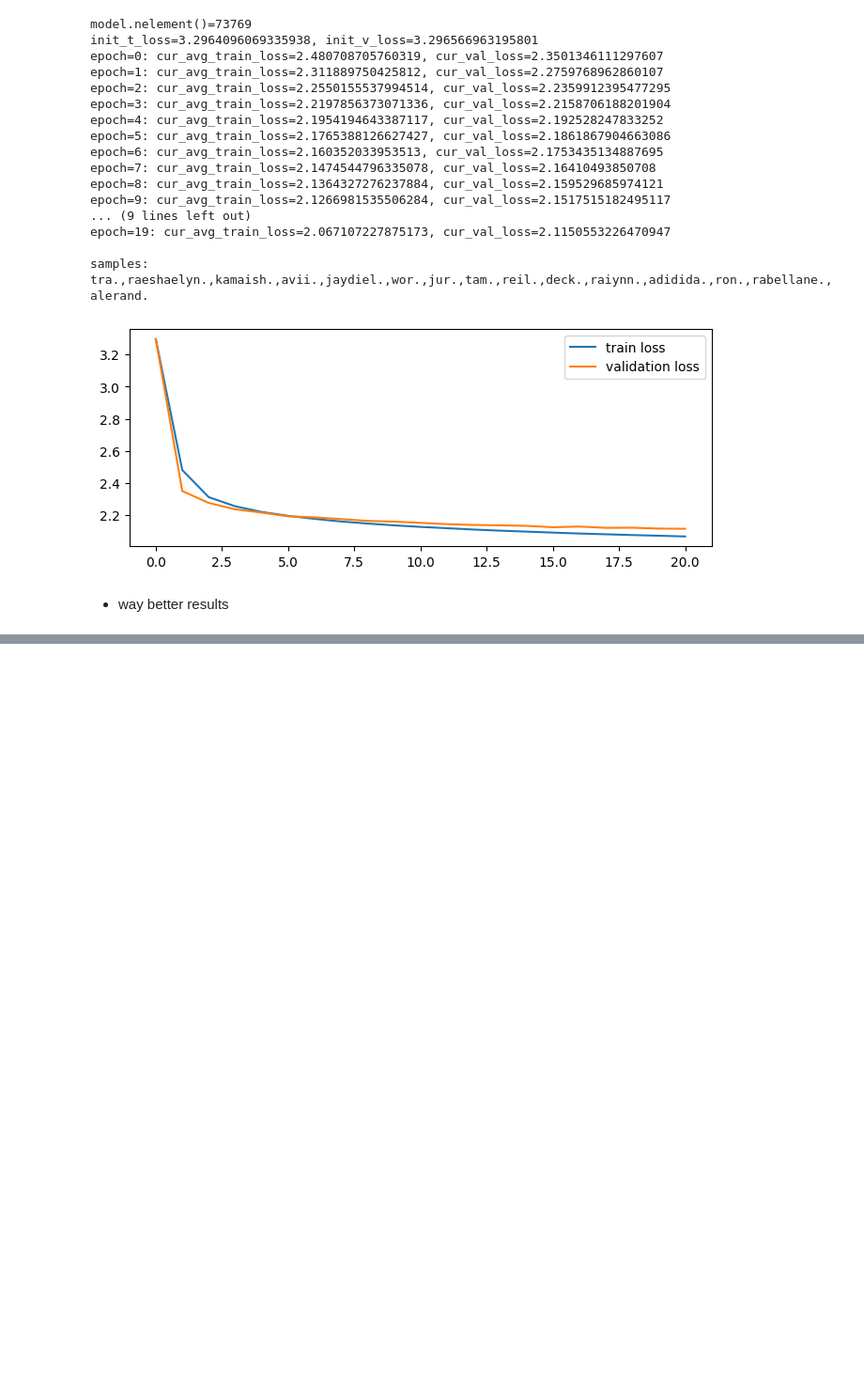
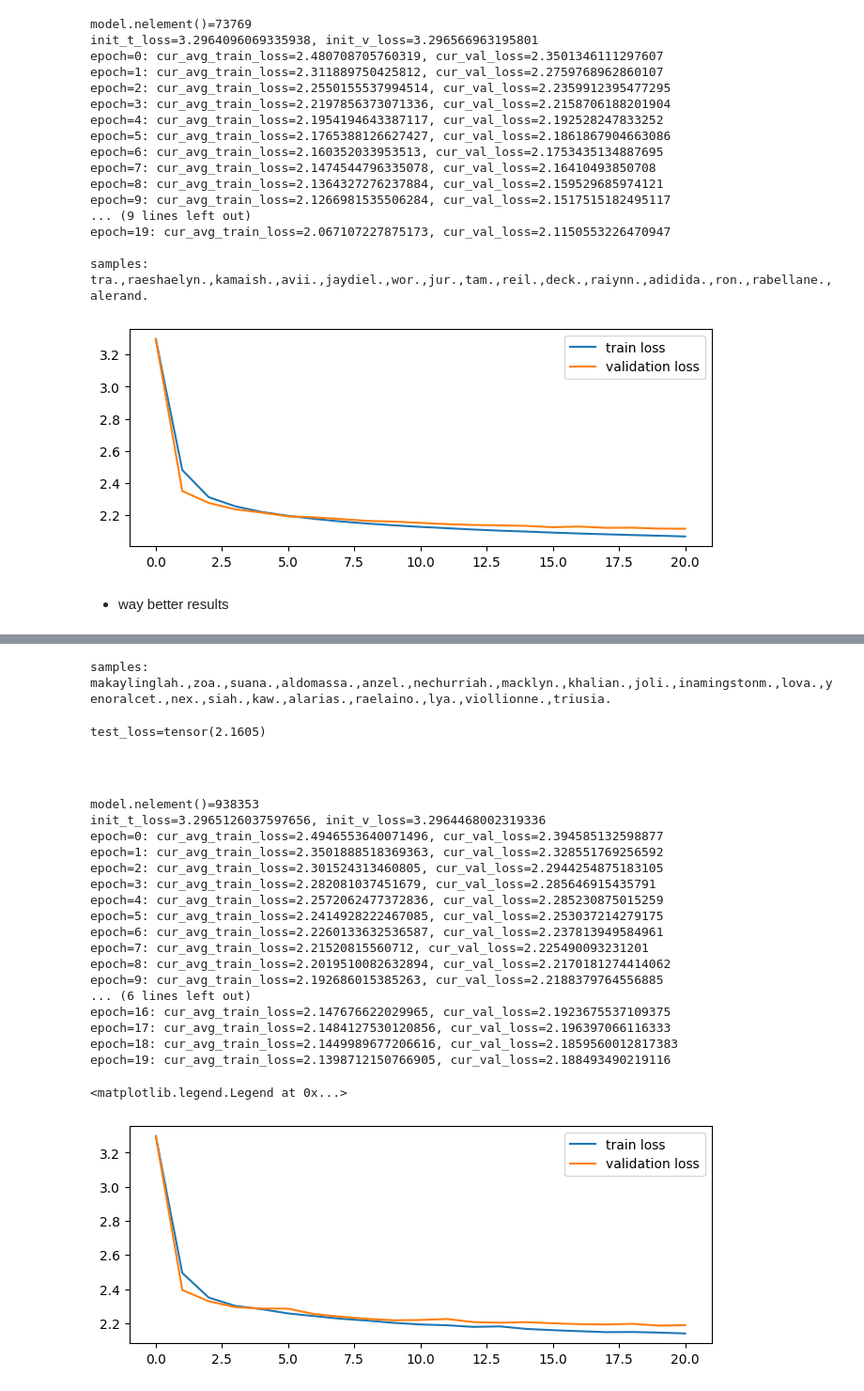
Before and after one commit to ReemBer/makemore-tutorial, a Jupyter notebook: MLP, Activations and gradient visualizations, Sophisticated initializations.ipynb, the cells around one changed output, grey strips where cells are left out. Shown at 94% size. Drawn from its saved outputs; the diff is of its cells as text; code cells hidden in the pictures; blank space fills up the shorter version.

Commit message:
- add batch norm investigations - add extreme case of training models with 30 and 50 layers - fix memory leaks (partially)

```diff
--- a/MLP, Activations and gradient visualizations, Sophisticated initializations.ipynb
+++ b/MLP, Activations and gradient visualizations, Sophisticated initializations.ipynb
@@ -795,0 +796,59 @@ NameError: name 'print_samples' is not defined
+# %%
+print_samples(model, tokenizer, n_samples=20)
+# %% [output]
+samples:
+makaylinglah.,zoa.,suana.,aldomassa.,anzel.,nechurriah.,macklyn.,khalian.,joli.,inamingstonm.,lova.,yenoralcet.,nex.,siah.,kaw.,alarias.,raelaino.,lya.,viollionne.,triusia.
+# %%
+with torch.no_grad():
+    test_logits = model(test_X).cpu()
+    test_loss = F.cross_entropy(test_logits, test_y)
+    print(f'\n{test_loss=}')
+# %% [output]
+test_loss=tensor(2.1605)
+# %% [markdown]
+#
+# %%
+g = torch.Generator(device=device).manual_seed(7877)
+
+# Train model with normalized weights in linear layers
+model = MultiLayerPerceptron(vocab_size, block_size, emb_size=10, hidden_size=196, n_hidden=25, linear_layer=LinearWithGain, device=device, gen=g)
+last_linear = model.layers[-1]
+with torch.no_grad():
+    last_linear.W *= 0.01
+    last_linear.b *= 0
+lr_provider = ConstatntLr(7e-2)
+optimizer   = SgdOptimizer(model.parameters(), lr_provider)
+print(f"{model.nelement()=}")
+
+init_t_loss = F.cross_entropy(model(train_X.to(device)), train_y.to(device)).item()
+init_v_loss = F.cross_entropy(model(val_X.to(device)), val_y.to(device)).item()
+print(f"{init_t_loss=}, {init_v_loss=}")
+
+t_loss, v_loss = train(model, train_ds, val_ds, epoches=20, batch_size=32, optimizer=optimizer, device=device)
+t_loss = [init_t_loss] + t_loss
+v_loss = [init_v_loss] + v_loss
+
+plt.figure(figsize=(8,3))
+plt.plot(np.array(t_loss), label = 'train loss')
+plt.plot(np.array(v_loss), label = 'validation loss')
+plt.legend()
+# %% [output]
+model.nelement()=938353
+init_t_loss=3.2965126037597656, init_v_loss=3.2964468002319336
+epoch=0: cur_avg_train_loss=2.4946553640071496, cur_val_loss=2.394585132598877
+epoch=1: cur_avg_train_loss=2.3501888518369363, cur_val_loss=2.328551769256592
+epoch=2: cur_avg_train_loss=2.301524313460805, cur_val_loss=2.2944254875183105
+epoch=3: cur_avg_train_loss=2.282081037451679, cur_val_loss=2.285646915435791
+epoch=4: cur_avg_train_loss=2.2572062477372836, cur_val_loss=2.285230875015259
+epoch=5: cur_avg_train_loss=2.2414928222467085, cur_val_loss=2.253037214279175
+epoch=6: cur_avg_train_loss=2.2260133632536587, cur_val_loss=2.237813949584961
+epoch=7: cur_avg_train_loss=2.21520815560712, cur_val_loss=2.225490093231201
+epoch=8: cur_avg_train_loss=2.2019510082632894, cur_val_loss=2.2170181274414062
+epoch=9: cur_avg_train_loss=2.192686015385263, cur_val_loss=2.2188379764556885
+... (6 lines left out)
+epoch=16: cur_avg_train_loss=2.147676622029965, cur_val_loss=2.1923675537109375
+epoch=17: cur_avg_train_loss=2.1484127530120856, cur_val_loss=2.196397066116333
+epoch=18: cur_avg_train_loss=2.1449989677206616, cur_val_loss=2.1859560012817383
+epoch=19: cur_avg_train_loss=2.1398712150766905, cur_val_loss=2.188493490219116
+<matplotlib.legend.Legend at 0x...>
+[figure, added]
```
Also changed, not shown: parts of 46 cells of this notebook, 4 other files.
